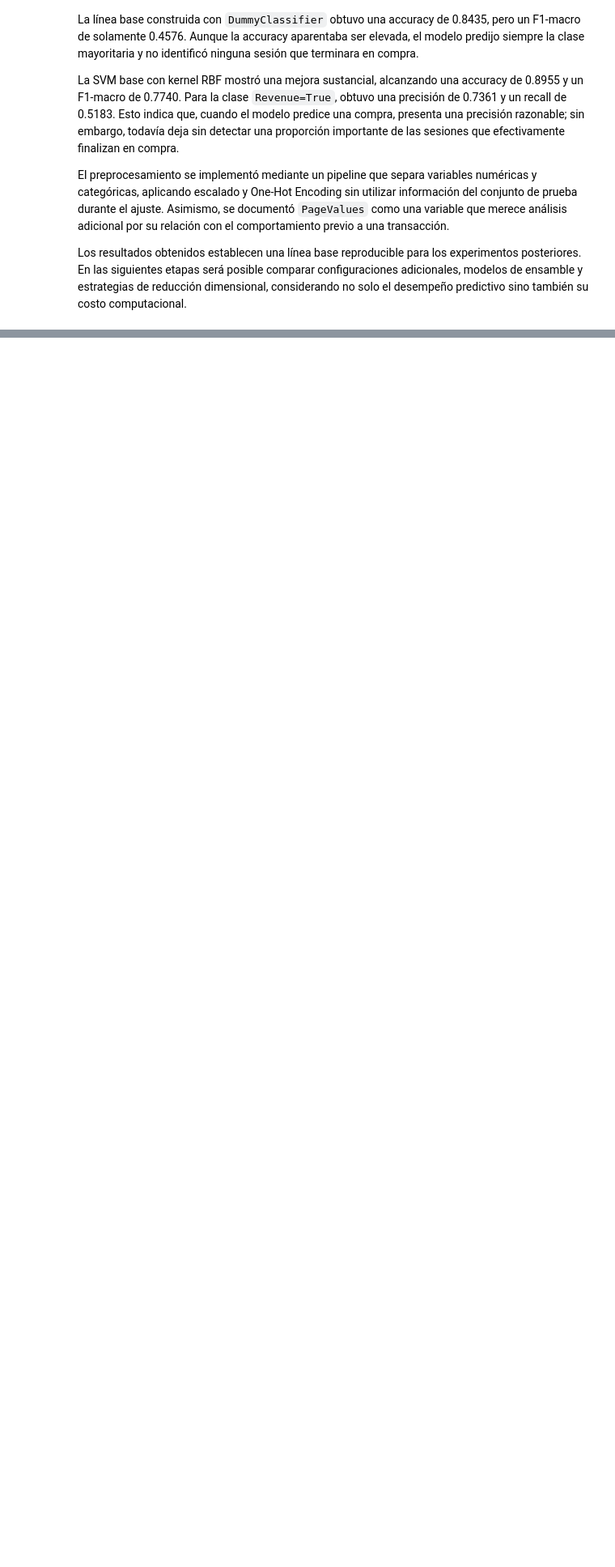
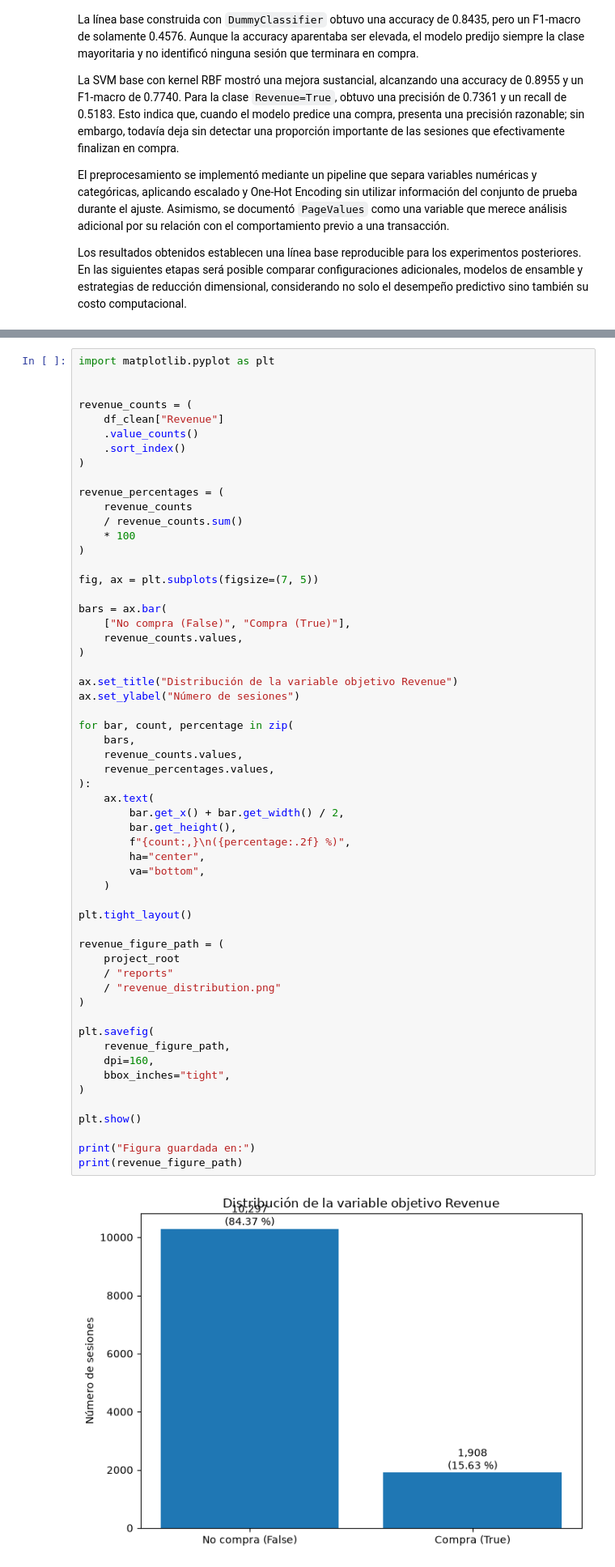
Before and after one commit to GladysAntomarchi/INF8239_U01, a Jupyter notebook: notebooks/03_online_shoppers_audit.ipynb, the cells around one changed output, grey strips where cells are left out. Shown at 81% size. Drawn from its saved outputs; the diff is of its cells as text; blank space fills up the shorter version.

Commit message:
docs: add exercise 01 result figures

```diff
--- a/notebooks/03_online_shoppers_audit.ipynb
+++ b/notebooks/03_online_shoppers_audit.ipynb
@@ -626,0 +631,59 @@ Los resultados obtenidos establecen una línea base reproducible para los experi
+# %%
+import matplotlib.pyplot as plt
+
+
+revenue_counts = (
+    df_clean["Revenue"]
+    .value_counts()
+    .sort_index()
+)
+
+revenue_percentages = (
+    revenue_counts
+    / revenue_counts.sum()
+    * 100
+)
+
+fig, ax = plt.subplots(figsize=(7, 5))
+
+bars = ax.bar(
+    ["No compra (False)", "Compra (True)"],
+    revenue_counts.values,
+)
+
+ax.set_title("Distribución de la variable objetivo Revenue")
+ax.set_ylabel("Número de sesiones")
+
+for bar, count, percentage in zip(
+    bars,
+    revenue_counts.values,
+    revenue_percentages.values,
+):
+    ax.text(
+        bar.get_x() + bar.get_width() / 2,
+        bar.get_height(),
+        f"{count:,}\n({percentage:.2f} %)",
+        ha="center",
+        va="bottom",
+    )
+
+plt.tight_layout()
+
+revenue_figure_path = (
+    project_root
+    / "reports"
+    / "revenue_distribution.png"
+)
+
+plt.savefig(
+    revenue_figure_path,
+    dpi=160,
+    bbox_inches="tight",
+)
+
+plt.show()
+
+print("Figura guardada en:")
+print(revenue_figure_path)
+# %% [output]
+[figure, added]
```
Also changed, not shown: parts of 3 cells of this notebook, 2 other files.
